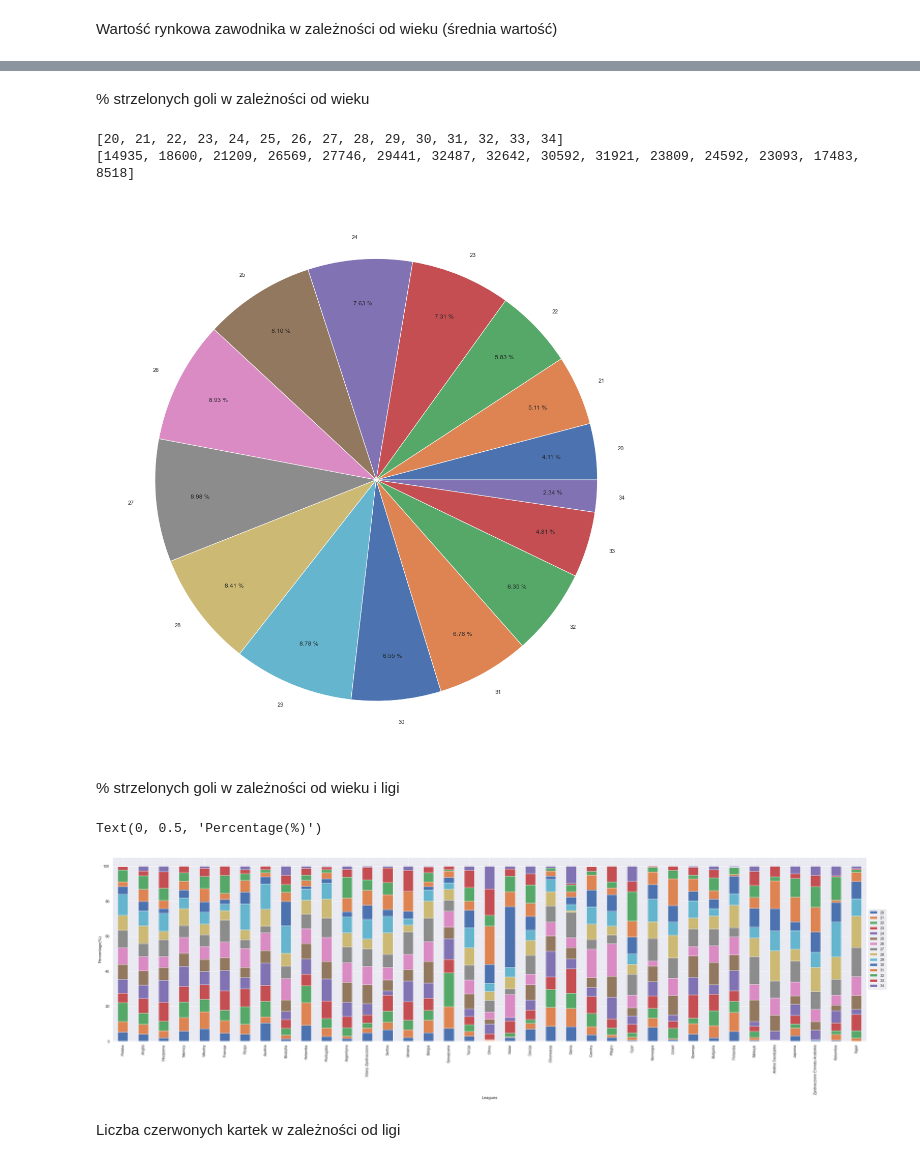
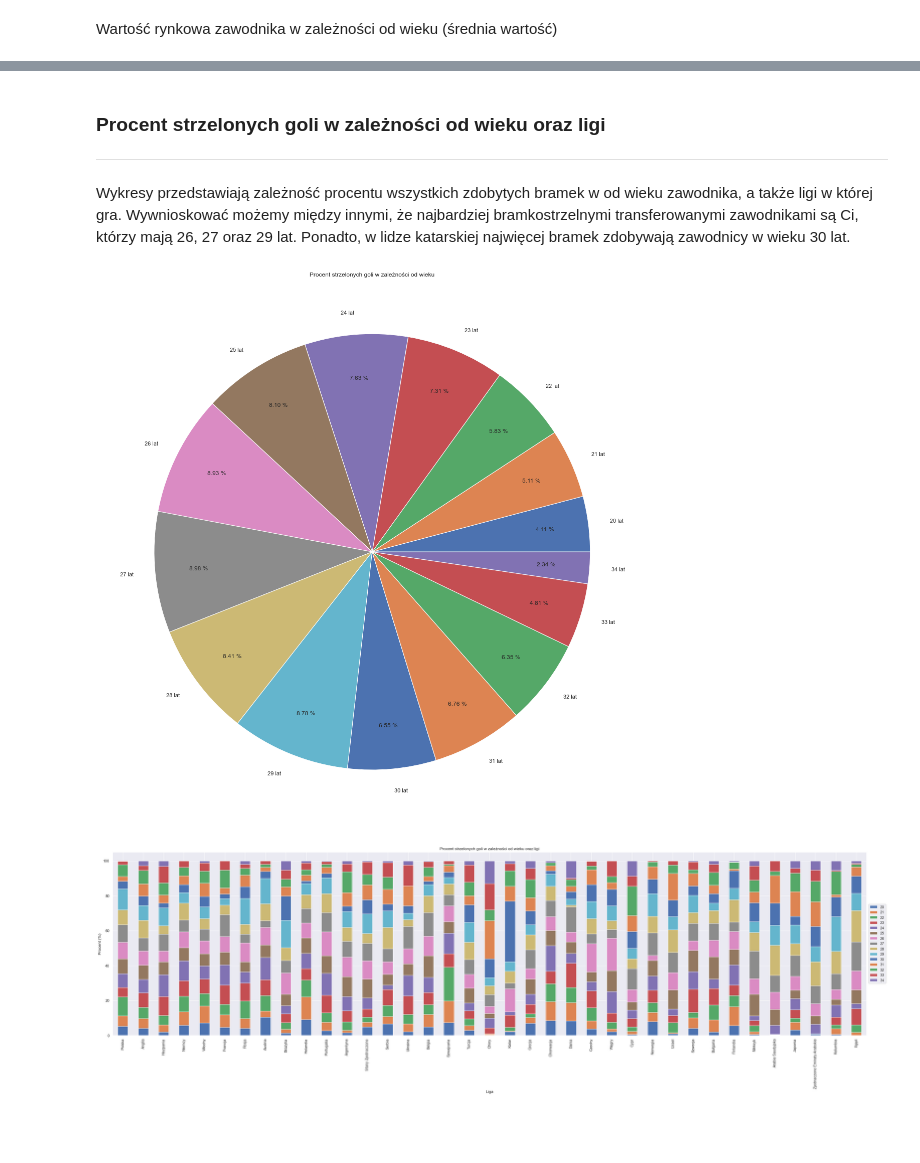
Before and after one commit to maciekgrzela/analiza-sportowa, a Jupyter notebook: analiza-danych.ipynb, the cells around one changed output, grey strips where cells are left out. Cells and saved outputs as stored; diff of their text form; code cells hidden in the pictures; blank space fills up the shorter version.

```diff
--- a/analiza-danych.ipynb
+++ b/analiza-danych.ipynb
@@ -39,6 +41,7 @@ transfer_df = pd.read_csv(
     sep=',',
     header=0,
     index_col=0,
+    parse_dates=['TransferDate']
 )
 
 transfer_df = transfer_df.fillna("")
@@ -360,13 +96,0 @@ plt.show()
-# %%
-ListOfsubstition_list = []
-for league in league_unique_list:
-    substition_list = []
-    for position in positions_unique_list:
-        substition_list.append(statistics.fsum(transfer_df.loc[(transfer_df['PlayerPosition'] == position) & (transfer_df['ClubLeagueNationality'] == league)]['PlayerSubstitutionIn']))
-    ListOfsubstition_list.append(substition_list)
-df = pd.DataFrame(columns=positions_unique_list, data=ListOfsubstition_list, index=league_unique_list)
-stacked_data = df.apply(lambda x: x*100/sum(x), axis=1)
-stacked_data.plot(kind="bar", stacked=True, figsize=(40,10) )
-plt.legend(loc='center left', bbox_to_anchor=(1, 0.5))
-plt.xlabel("Leagues")
-plt.ylabel("Percentage(%)")
@@ -518,0 +287,17 @@ plt.plot(age_unique_list,player_value_sum)
+# %%
+listNumberOfPlayers = []
+for league in league_unique_list:
+    amout_of_players = []
+    for position in positions_unique_list:
+        number = transfer_df.loc[(transfer_df["PlayerGenericPosition"] == position) & (transfer_df["ClubLeagueNationality"] == league)].count()[0]
+        amout_of_players.append(number)
+    listNumberOfPlayers.append(amout_of_players)
+df = pd.DataFrame(columns=positions_unique_list, data=listNumberOfPlayers, index=league_unique_list)
+stacked_data = df.apply(lambda x: x*100/sum(x), axis=1)
+stacked_data.plot(kind="bar", stacked=True, figsize=(40,10) )
+plt.legend(loc='center left', bbox_to_anchor=(1, 0.5))
+plt.xlabel("Liga")
+plt.ylabel("Procent zawodników(%)")
+plt.title('Procent zawodników na poszczególnych pozycja w poszczególnych ligach')
+plt.savefig('plots/players-percent-by-league-by-position.png')
+plt.show()
@@ -551,30 +684,32 @@ plt.plot(age_unique_list,mean_value)
 [figure]
-# %% [markdown]
-% strzelonych goli w zależności od wieku
+# %% [markdown]
+### Procent strzelonych goli w zależności od wieku oraz ligi
+***
+Wykresy przedstawiają zależność procentu wszystkich zdobytych bramek w od wieku zawodnika, a także ligi w której gra. Wywnioskować możemy między innymi, że najbardziej bramkostrzelnymi transferowanymi zawodnikami są Ci, którzy mają 26, 27 oraz 29 lat. Ponadto, w lidze katarskiej najwięcej bramek zdobywają zawodnicy w wieku 30 lat.
 # %%
 amout_of_goals = []
 age_unique_list = []
 for x in range(20, 35):
     age_unique_list.append(x)
-print(age_unique_list)
+
 for age in age_unique_list:
     goals = transfer_df.loc[(transfer_df['PlayerAge'] == age)]['PlayerGoals']
     goals_sum = 0
     for value in goals:
         converted_value = int(value)
         goals_sum= goals_sum + converted_value
     amout_of_goals.append(goals_sum)
-print(amout_of_goals)
+
 plt.figure(figsize=(20,20))
 
-plt.pie(amout_of_goals, labels=age_unique_list, autopct='%.2f %%', pctdistance=0.8)
+labeled_age_unique_list = [str(age)+" lat" for age in age_unique_list]
+
+plt.pie(amout_of_goals, labels=labeled_age_unique_list, autopct='%.2f %%', pctdistance=0.8)
+plt.title('Procent strzelonych goli w zależności od wieku')
+plt.savefig('plots/goals-percent-by-age.png')
 plt.show()
 # %% [output]
-[20, 21, 22, 23, 24, 25, 26, 27, 28, 29, 30, 31, 32, 33, 34]
-[14935, 18600, 21209, 26569, 27746, 29441, 32487, 32642, 30592, 31921, 23809, 24592, 23093, 17483, 8518]
-[figure, old version]
+[figure, new version]
-# %% [markdown]
-% strzelonych goli w zależności od wieku i ligi
 # %%
 listNumberOfGoals = []
 for league in league_unique_list:
@@ -591,10 +726,9 @@ df = pd.DataFrame(columns=age_unique_list, data=listNumberOfGoals, index=league_
 stacked_data = df.apply(lambda x: x*100/sum(x), axis=1)
 stacked_data.plot(kind="bar", stacked=True, figsize=(40,10) )
 plt.legend(loc='center left', bbox_to_anchor=(1, 0.5))
-plt.xlabel("Leagues")
-plt.ylabel("Percentage(%)")
+plt.xlabel('Liga')
+plt.ylabel('Procent (%)')
+plt.title('Procent strzelonych goli w zależności od wieku oraz ligi')
+plt.savefig('plots/value-median-by-age-by-league.png')
 # %% [output]
-Text(0, 0.5, 'Percentage(%)')
-[figure, old version]
+[figure, new version]
-# %% [markdown]
-Liczba czerwonych kartek w zależności od ligi
```
Also changed, not shown: parts of 98 cells of this notebook, 26 other files.
